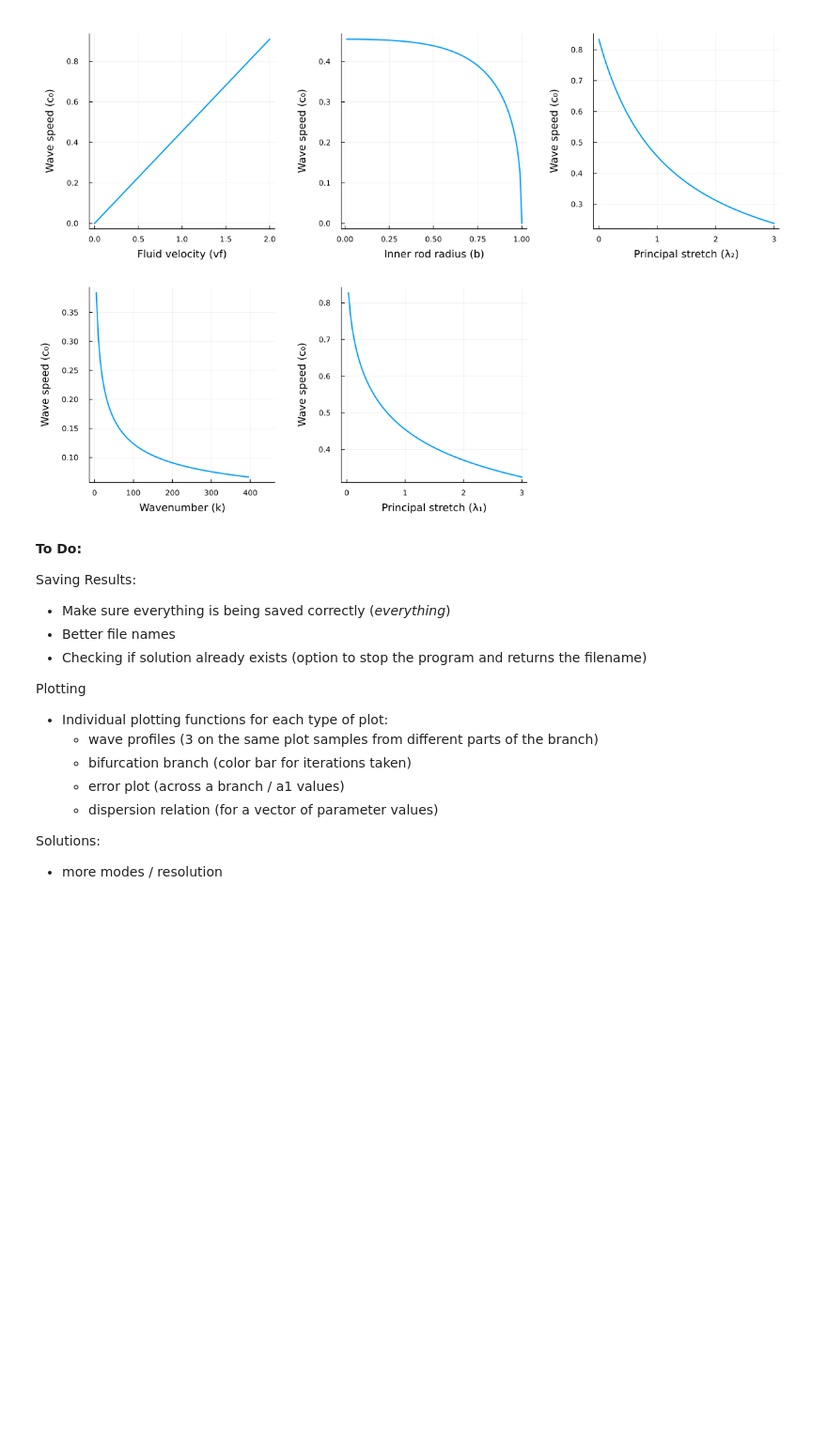
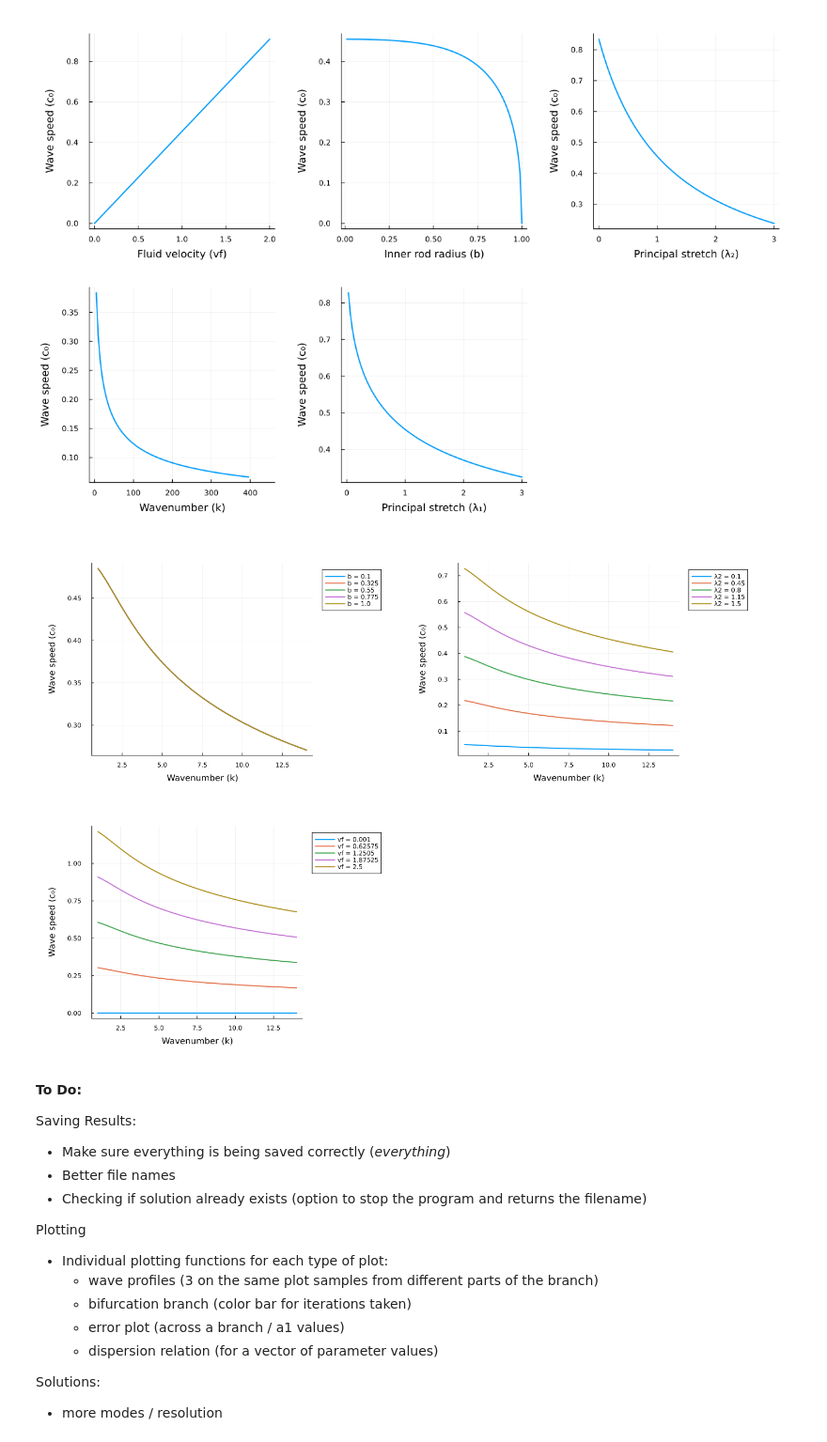
Before and after one commit to karnavr/kylindros, a Jupyter notebook: notebooks/fuSimple.ipynb, the cells around one changed output. Shown at 94% size. Drawn from its saved outputs; the diff is of its cells as text; code cells hidden in the pictures; blank space fills up the shorter version.

```diff
--- a/notebooks/fuSimple.ipynb
+++ b/notebooks/fuSimple.ipynb
@@ -191,6 +191,24 @@ p5 = plot(λ1_range, c0_vs_λ1,
 plot(p1, p2, p3, p4, p5, layout=(2,3), size=(1200, 800), margin=20px)
 # %% [output]
 [figure]
+# %%
+N = 36
+L = π
+b = 0.1
+λ2 = 1.0
+vf = 1.0
+
+constants = fuSimpleConstants(N, L, b, λ2, vf)
+
+k_range = range(1, 14, length=100)
+
+pb = plot_dispersion(k_range, constants, vary_param = :b, param_range = range(0.1, 1.0, length=5))
+pλ2 = plot_dispersion(k_range, constants, vary_param = :λ2, param_range = range(0.1, 1.5, length=5))
+pvf = plot_dispersion(k_range, constants, vary_param = :vf, param_range = range(0.001, 2.5, length=5))
+
+plot(pb, pλ2, pvf, layout=(2,2), size=(1400, 1000), margin=10mm)
+# %% [output]
+[figure, added]
 # %% [markdown]
 **To Do:**
 
```
Also changed, not shown: parts of 1 cell of this notebook, 5 other files.
